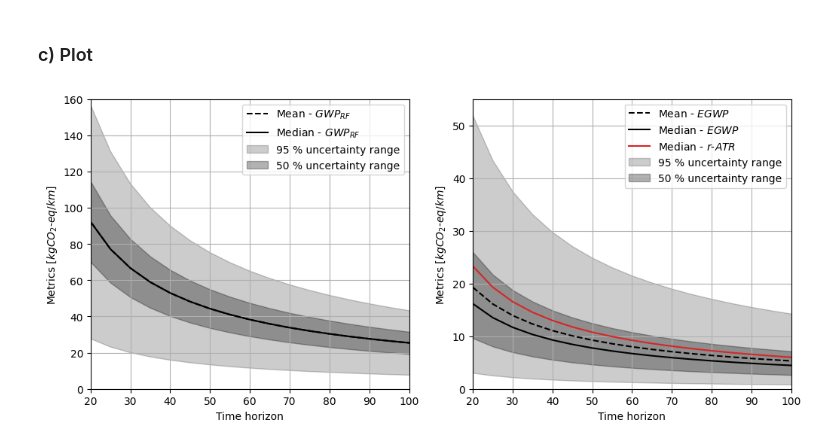
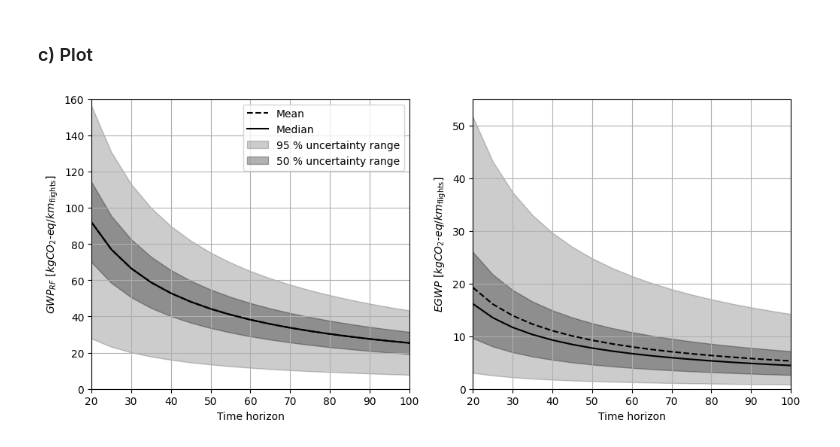
Before and after one commit to AeroMAPS/AeroCM, a Jupyter notebook: aerometrics/paper/uncertainty_analyses.ipynb, the cells around one changed output. Drawn from its saved outputs; the diff is of its cells as text; code cells hidden in the pictures.

```diff
--- a/aerometrics/paper/uncertainty_analyses.ipynb
+++ b/aerometrics/paper/uncertainty_analyses.ipynb
@@ -165,8 +147,8 @@ y2 = sp2.results
 fig, axs = plt.subplots(1, 2, figsize=(12, 5))
 
 # Fig 1
-axs[0].plot(time_horizon_range, np.mean(y1, axis=0), label=r"Mean - $GWP_{RF}$", color='black', linestyle='--')
-axs[0].plot(time_horizon_range, np.median(y1, axis=0), label=r"Median - $GWP_{RF}$", color='black')
+axs[0].plot(time_horizon_range, np.mean(y1, axis=0), label=r"Mean", color='black', linestyle='--')
+axs[0].plot(time_horizon_range, np.median(y1, axis=0), label=r"Median", color='black')
 
 prediction_interval = 95
 axs[0].fill_between(time_horizon_range,
@@ -185,37 +167,35 @@ axs[0].fill_between(time_horizon_range,
 axs[0].set_xlabel("Time horizon")
 axs[0].set_xlim(20, 100)
 axs[0].set_ylim(0, 160)
-axs[0].set_ylabel(r'Metrics [$kgCO_2\text{-}eq/km$]')
+axs[0].set_ylabel(r'$GWP_{RF}$ [$kgCO_2\text{-}eq/km_{\text{flights}}$]')
 axs[0].legend(loc='upper right')
 axs[0].grid(True)
 
 # Fig 2
-axs[1].plot(time_horizon_range, np.mean(y2, axis=0), label=r"Mean - $EGWP$", color='black', linestyle='--')
-axs[1].plot(time_horizon_range, np.median(y2, axis=0), label=r"Median - $EGWP$", color='black')
-axs[1].plot(time_horizon_range, ratr, label=r"Median - $r\text{-}ATR$", color='C3')
+axs[1].plot(time_horizon_range, np.mean(y2, axis=0), label=r"Mean", color='black', linestyle='--')
+axs[1].plot(time_horizon_range, np.median(y2, axis=0), label=r"Median", color='black')
 
 prediction_interval = 95
 axs[1].fill_between(time_horizon_range,
                  np.percentile(y2, 50 - prediction_interval/2., axis=0),
                  np.percentile(y2, 50 + prediction_interval/2., axis=0),
                  alpha=0.2, color='black',
                  label=f"{prediction_interval} % uncertainty range")
 
 prediction_interval = 50
 axs[1].fill_between(time_horizon_range,
                  np.percentile(y2, 50 - prediction_interval/2., axis=0),
                  np.percentile(y2, 50 + prediction_interval/2., axis=0),
                  alpha=0.3, color='black',
                  label=f"{prediction_interval} % uncertainty range")
 
 axs[1].set_xlabel("Time horizon")
 axs[1].set_xlim(20, 100)
 axs[1].set_ylim(0, 55)
-axs[1].set_ylabel(r'Metrics [$kgCO_2\text{-}eq/km$]')
-axs[1].legend(loc='upper right')
+axs[1].set_ylabel(r'$EGWP$ [$kgCO_2\text{-}eq/km_{\text{flights}}$]')
 axs[1].grid(True)
 
 plt.savefig("figures/metric_uncertainties.pdf")
 plt.show()
 # %% [output]
-[figure, old version]
+[figure, new version]
```
Also changed, not shown: parts of 5 cells of this notebook, 25 other files.
